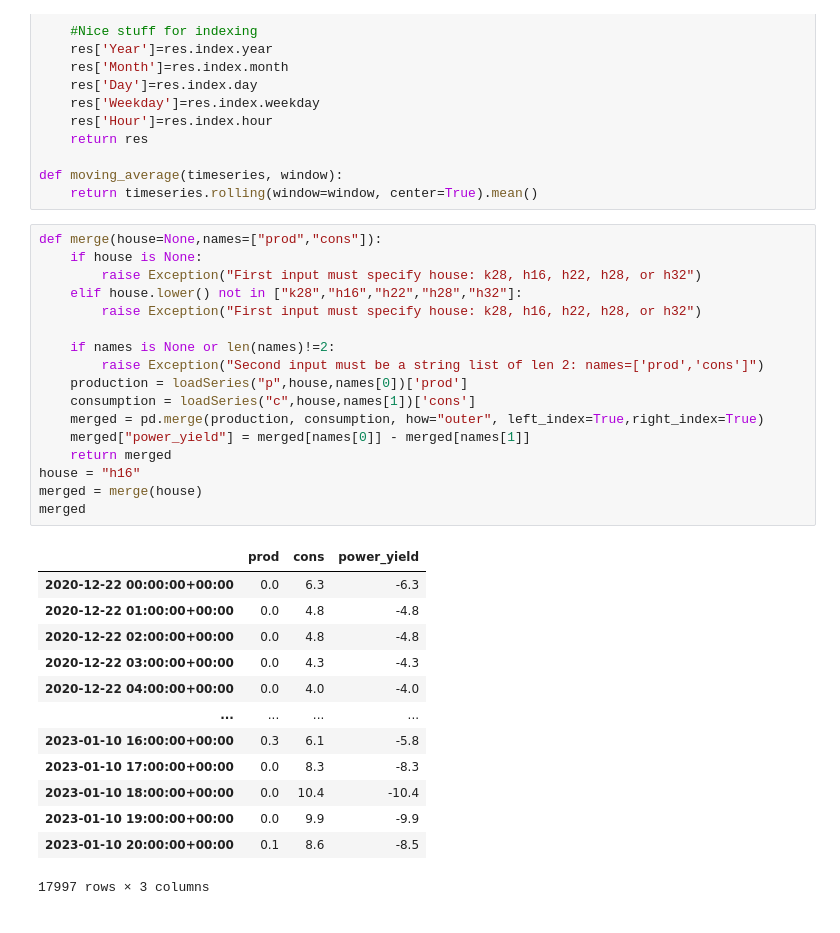
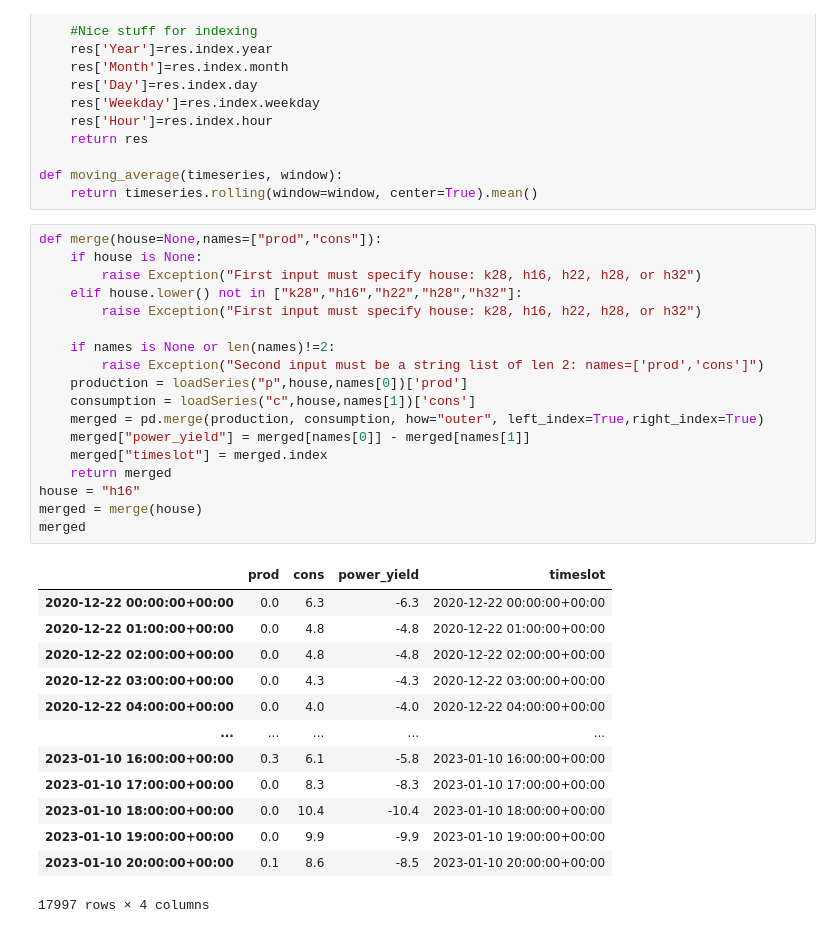
Before and after one commit to LortSkit/Bachelor-project, a Jupyter notebook: Price-Optimization/Battery Simulation/BatterySim.ipynb, the cells around one changed output. Drawn from its saved outputs; the diff is of its cells as text.

```diff
--- a/Price-Optimization/Battery Simulation/BatterySim.ipynb
+++ b/Price-Optimization/Battery Simulation/BatterySim.ipynb
@@ -83,34 +85,35 @@ def moving_average(timeseries, window):
 # %%
 def merge(house=None,names=["prod","cons"]):
     if house is None:
         raise Exception("First input must specify house: k28, h16, h22, h28, or h32")
     elif house.lower() not in ["k28","h16","h22","h28","h32"]:
         raise Exception("First input must specify house: k28, h16, h22, h28, or h32")
 
     if names is None or len(names)!=2:
         raise Exception("Second input must be a string list of len 2: names=['prod','cons']")
     production = loadSeries("p",house,names[0])['prod']
     consumption = loadSeries("c",house,names[1])['cons']
     merged = pd.merge(production, consumption, how="outer", left_index=True,right_index=True)
     merged["power_yield"] = merged[names[0]] - merged[names[1]]
+    merged["timeslot"] = merged.index
     return merged
 house = "h16"
 merged = merge(house)
 merged
 # %% [output]
-|  | prod | cons | power_yield |
-| 2020-12-22 00:00:00+00:00 | 0.0 | 6.3 | -6.3 |
-| 2020-12-22 01:00:00+00:00 | 0.0 | 4.8 | -4.8 |
-| 2020-12-22 02:00:00+00:00 | 0.0 | 4.8 | -4.8 |
-| 2020-12-22 03:00:00+00:00 | 0.0 | 4.3 | -4.3 |
-| 2020-12-22 04:00:00+00:00 | 0.0 | 4.0 | -4.0 |
-| ... | ... | ... | ... |
-| 2023-01-10 16:00:00+00:00 | 0.3 | 6.1 | -5.8 |
-| 2023-01-10 17:00:00+00:00 | 0.0 | 8.3 | -8.3 |
-| 2023-01-10 18:00:00+00:00 | 0.0 | 10.4 | -10.4 |
-| 2023-01-10 19:00:00+00:00 | 0.0 | 9.9 | -9.9 |
-| 2023-01-10 20:00:00+00:00 | 0.1 | 8.6 | -8.5 |
+|  | prod | cons | power_yield | timeslot |
+| 2020-12-22 00:00:00+00:00 | 0.0 | 6.3 | -6.3 | 2020-12-22 00:00:00+00:00 |
+| 2020-12-22 01:00:00+00:00 | 0.0 | 4.8 | -4.8 | 2020-12-22 01:00:00+00:00 |
+| 2020-12-22 02:00:00+00:00 | 0.0 | 4.8 | -4.8 | 2020-12-22 02:00:00+00:00 |
+| 2020-12-22 03:00:00+00:00 | 0.0 | 4.3 | -4.3 | 2020-12-22 03:00:00+00:00 |
+| 2020-12-22 04:00:00+00:00 | 0.0 | 4.0 | -4.0 | 2020-12-22 04:00:00+00:00 |
+| ... | ... | ... | ... | ... |
+| 2023-01-10 16:00:00+00:00 | 0.3 | 6.1 | -5.8 | 2023-01-10 16:00:00+00:00 |
+| 2023-01-10 17:00:00+00:00 | 0.0 | 8.3 | -8.3 | 2023-01-10 17:00:00+00:00 |
+| 2023-01-10 18:00:00+00:00 | 0.0 | 10.4 | -10.4 | 2023-01-10 18:00:00+00:00 |
+| 2023-01-10 19:00:00+00:00 | 0.0 | 9.9 | -9.9 | 2023-01-10 19:00:00+00:00 |
+| 2023-01-10 20:00:00+00:00 | 0.1 | 8.6 | -8.5 | 2023-01-10 20:00:00+00:00 |
-17997 rows × 3 columns
+17997 rows × 4 columns
 # %%
 class Battery():
     def __init__(self, max_capacity = 13.5, current_capacity = 0, surplus_deficit = 0, max_charge = 7) -> None:
```
Also changed, not shown: parts of 8 cells of this notebook.
